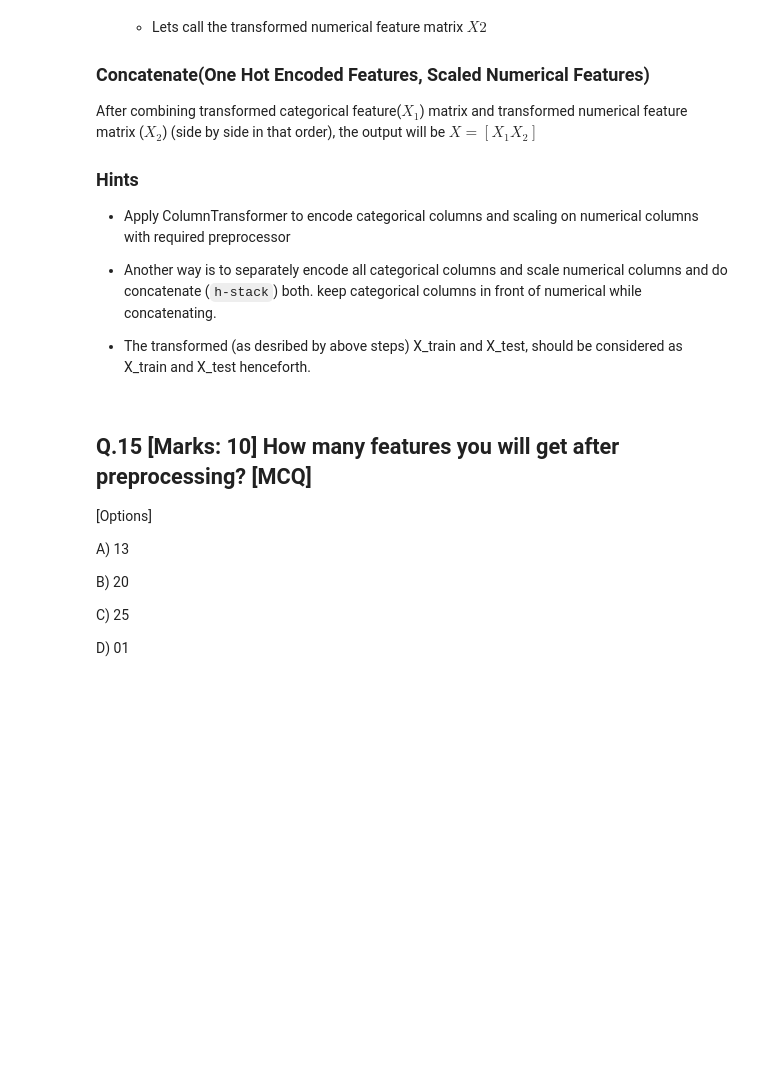
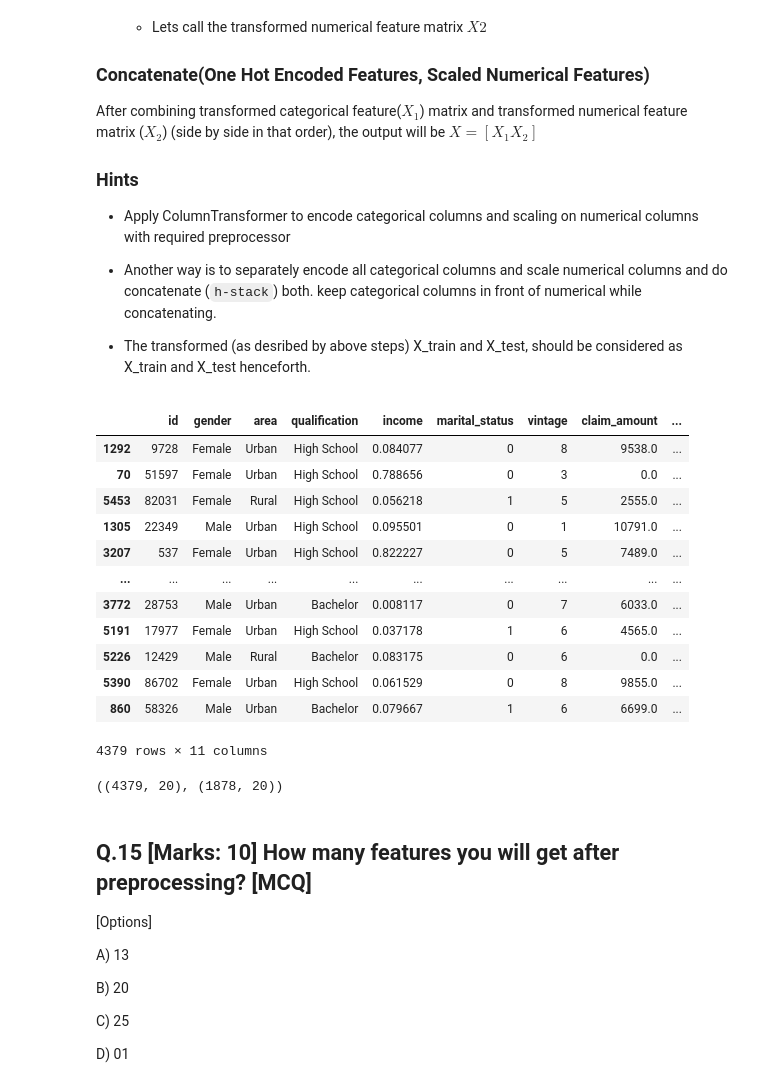
Before and after one commit to pk1308/MLP, a Jupyter notebook: week1/Practice_Oppe_1.ipynb, the cells around one changed output. Drawn from its saved outputs; the diff is of its cells as text; code cells hidden in the pictures; blank space fills up the shorter version.

```diff
--- a/week1/Practice_Oppe_1.ipynb
+++ b/week1/Practice_Oppe_1.ipynb
@@ -182,3 +310,13 @@ D) None of the above
+# %%
+from sklearn.impute import SimpleImputer
+
+imputer = SimpleImputer(strategy='most_frequent')
+
+# Impute 'policy' column in x_train
+x_train['policy'] = imputer.fit_transform(x_train[['policy']]).ravel()
+
+# Impute 'policy' column in x_test using the same imputer
+x_test['policy'] = imputer.transform(x_test[['policy']]).ravel()
 # %% [markdown]
 ### Q.12 [Marks: 2] Which is the most frequent value in the `area` column of X_train? Replace all NaN value in `area` column of X_train and X_test by most frequent value from X_train [MCQ]
 
@@ -195,0 +332,13 @@ D) None of the above
+# %%
+# Solution
+from sklearn.impute import SimpleImputer
+
+print(x_train["area"].value_counts())
+
+imputer = SimpleImputer(strategy='most_frequent')
+
+# Impute 'policy' column in x_train
+x_train['area'] = imputer.fit_transform(x_train[['area']]).ravel()
+
+# Impute 'policy' column in x_test using the same imputer
+x_test['area'] = imputer.transform(x_test[['area']]).ravel()
@@ -201,0 +354,5 @@ D) None of the above
+# %%
+# Solution
+x_train["claim_amount"] = x_train["claim_amount"].fillna(0)
+x_test["claim_amount"] = x_test["claim_amount"].fillna(0)
+x_train["claim_amount"].std().round(2)
@@ -207,0 +365,7 @@ D) None of the above
+# %%
+# Solution
+from sklearn.preprocessing import MinMaxScaler
+scaler = MinMaxScaler()
+x_train["income"] = scaler.fit_transform(x_train[["income"]]).ravel()
+x_test["income"] = scaler.transform(x_test[["income"]]).ravel()
+x_train["income"].median().round(2)
@@ -240,0 +405,16 @@ After combining transformed categorical feature($X_1$) matrix and transformed nu
+# %%
+x_train
+# %% [output]
+|  | id | gender | area | qualification | income | marital_status | vintage | claim_amount | ... |
+| 1292 | 9728 | Female | Urban | High School | 0.084077 | 0 | 8 | 9538.0 | ... |
+| 70 | 51597 | Female | Urban | High School | 0.788656 | 0 | 3 | 0.0 | ... |
+| 5453 | 82031 | Female | Rural | High School | 0.056218 | 1 | 5 | 2555.0 | ... |
+| 1305 | 22349 | Male | Urban | High School | 0.095501 | 0 | 1 | 10791.0 | ... |
+| 3207 | 537 | Female | Urban | High School | 0.822227 | 0 | 5 | 7489.0 | ... |
+| ... | ... | ... | ... | ... | ... | ... | ... | ... | ... |
+| 3772 | 28753 | Male | Urban | Bachelor | 0.008117 | 0 | 7 | 6033.0 | ... |
+| 5191 | 17977 | Female | Urban | High School | 0.037178 | 1 | 6 | 4565.0 | ... |
+| 5226 | 12429 | Male | Rural | Bachelor | 0.083175 | 0 | 6 | 0.0 | ... |
+| 5390 | 86702 | Female | Urban | High School | 0.061529 | 0 | 8 | 9855.0 | ... |
+| 860 | 58326 | Male | Urban | Bachelor | 0.079667 | 1 | 6 | 6699.0 | ... |
+4379 rows × 11 columns
@@ -240,0 +442,6 @@ After combining transformed categorical feature($X_1$) matrix and transformed nu
+# %%
+X_TRAIN = np.hstack((x_cat_transformed, x_num_transformed))
+X_TEST = np.hstack((x_cat_test_transformed, x_num_test_transformed))
+X_TRAIN.shape, X_TEST.shape
+# %% [output]
+((4379, 20), (1878, 20))
```
Also changed, not shown: parts of 39 cells of this notebook.
